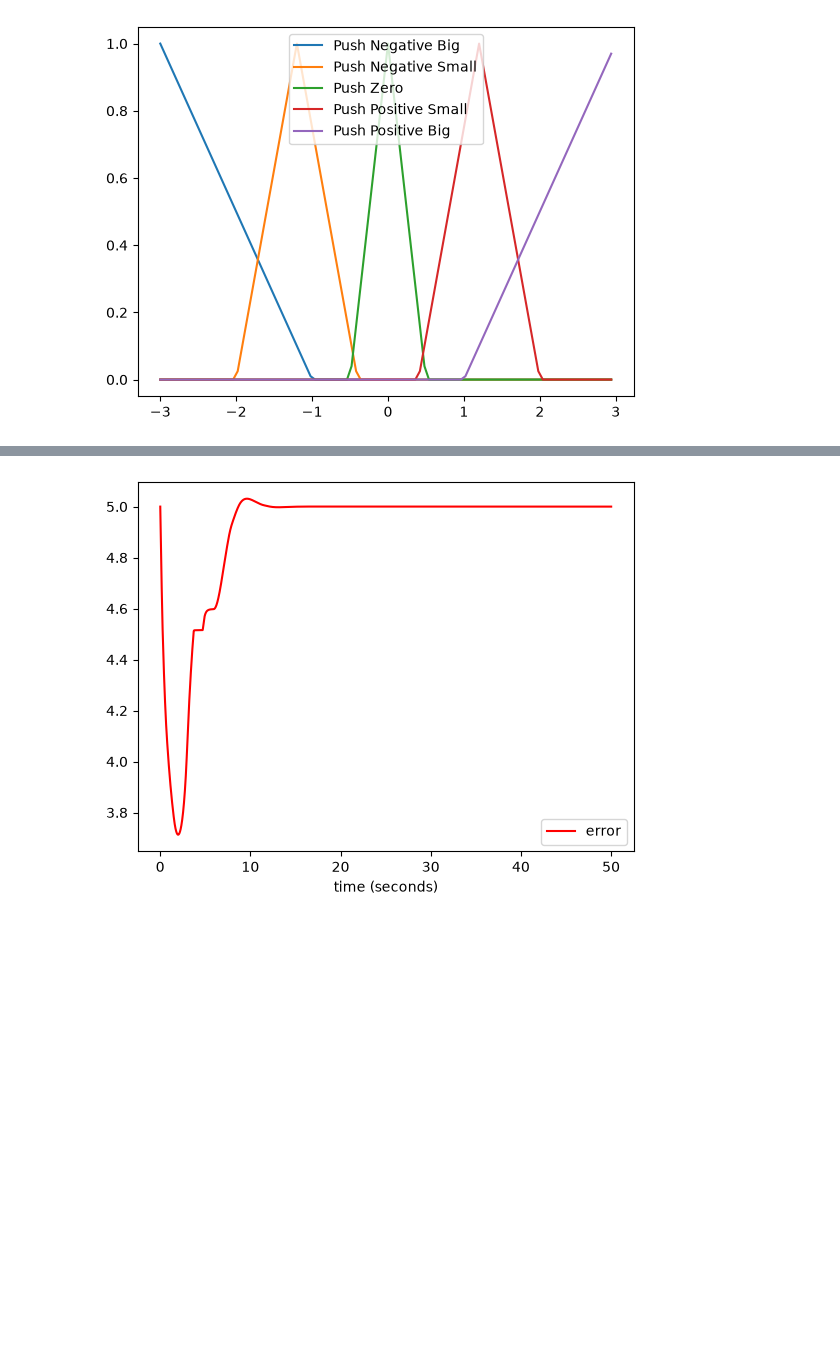
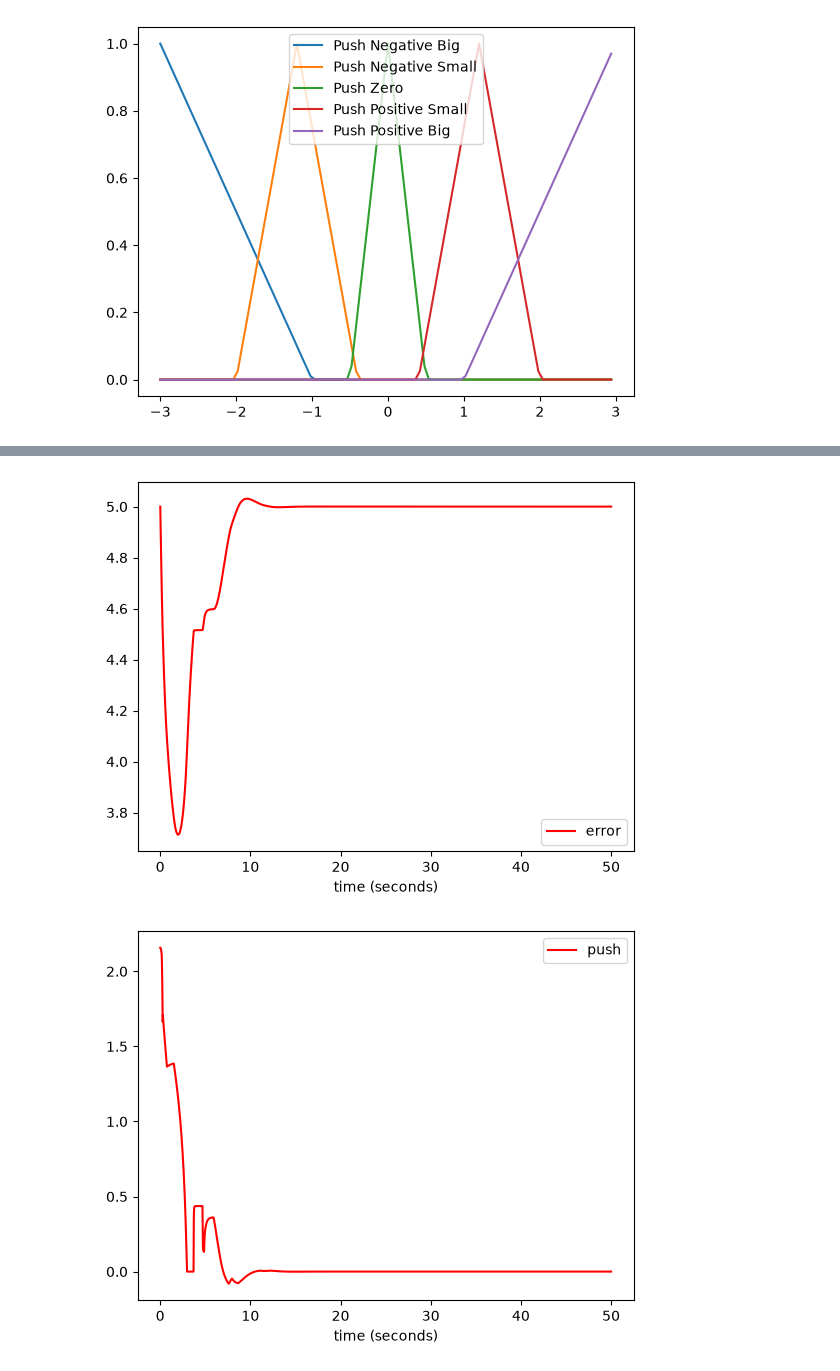
Before and after one commit to UniCT-ARSLab/arslabrobotics, a Jupyter notebook: examples/fuzzy/fuzzy_position_control.ipynb, the cells around one changed output, grey strips where cells are left out. Drawn from its saved outputs; the diff is of its cells as text; code cells hidden in the pictures; blank space fills up the shorter version.

```diff
--- a/examples/fuzzy/fuzzy_position_control.ipynb
+++ b/examples/fuzzy/fuzzy_position_control.ipynb
@@ -75,7 +75,7 @@ class FuzzyPositionController:
         self.output = 0
         self.prev_err = 0
 
-    def evaluate(self, delta_t, target, current):
+    def evaluate(self, target, current):
         error = target - current
         d_error = error - self.prev_err
         self.prev_err = error
@@ -101,6 +101,10 @@ fpd.add_y("pos", "Position")
 epd = ar.data.DataPlotter()
 epd.set_x("time (seconds)")
 epd.add_y("error", "error")
+
+push_pd = ar.data.DataPlotter()
+push_pd.set_x("time (seconds)")
+push_pd.add_y("push", "push")
 
 
 cart = ar.system.Cart(1.0, 0.9)
@@ -108,31 +112,36 @@ cart = ar.system.Cart(1.0, 0.9)
 target = 5.0
 
 force = 0
 
 t = ar.utils.Time(use_fake_time = True)
 t.start()
 while t.get() < 50:
 
     t.sleep(0.01)
     delta_t = t.elapsed()
 
     (p, v) = cart.evaluate(delta_t, force)
 
     spd.append_x(t.get())
     spd.append_y("speed", v)
 
     fpd.append_x(t.get())
     fpd.append_y("pos", p)
 
     epd.append_x(t.get())
     epd.append_y("error", target - v)
 
-    force = fuzzy_ctrl.evaluate(delta_t, target, p)
+    force = fuzzy_ctrl.evaluate(target, p)
+
+    push_pd.append_x(t.get())
+    push_pd.append_y("push", force)
 
 spd.plot()
 fpd.plot()
 epd.plot()
+push_pd.plot()
 # %% [output]
 [figure]
 [figure]
 [figure]
+[figure, added]
```
Also changed, not shown: 31 other files.
